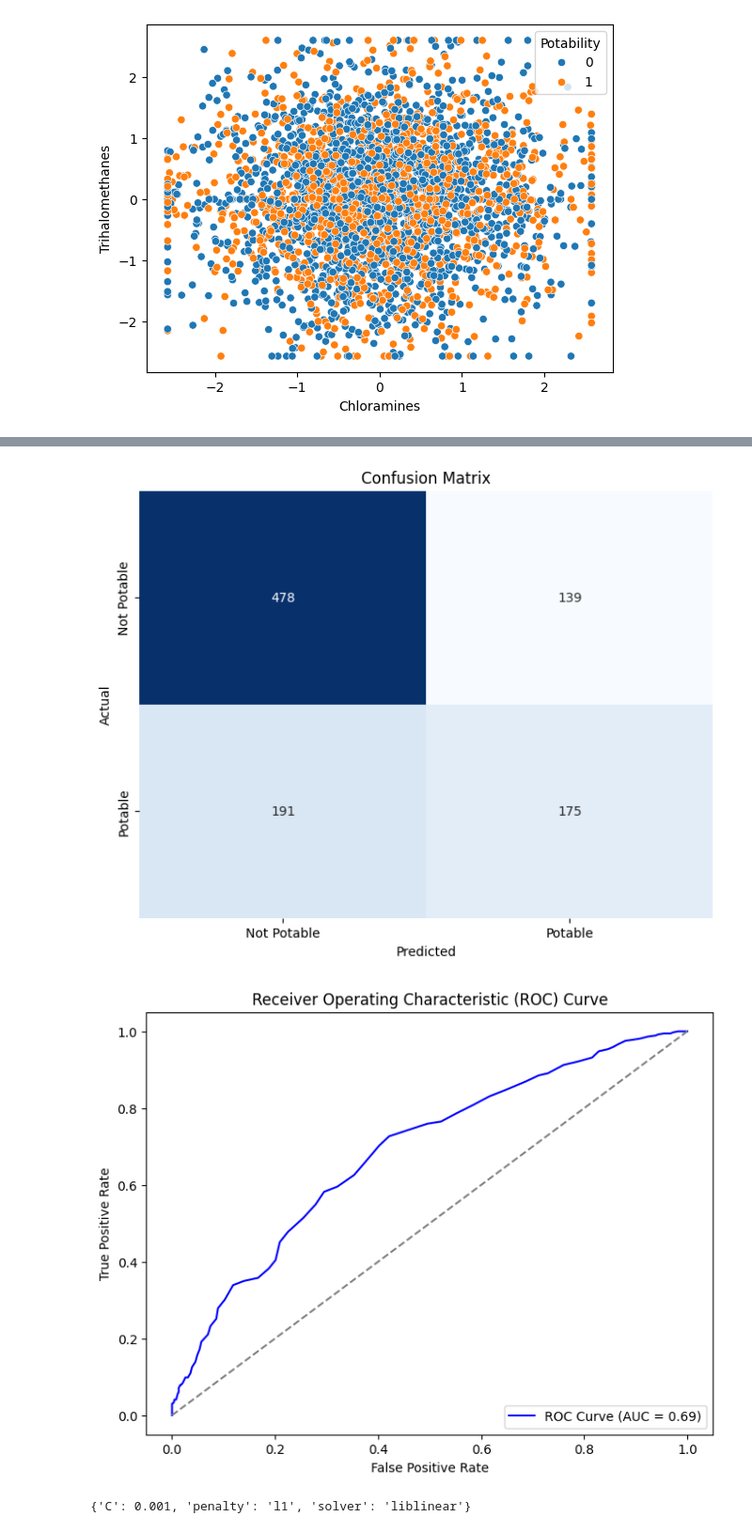
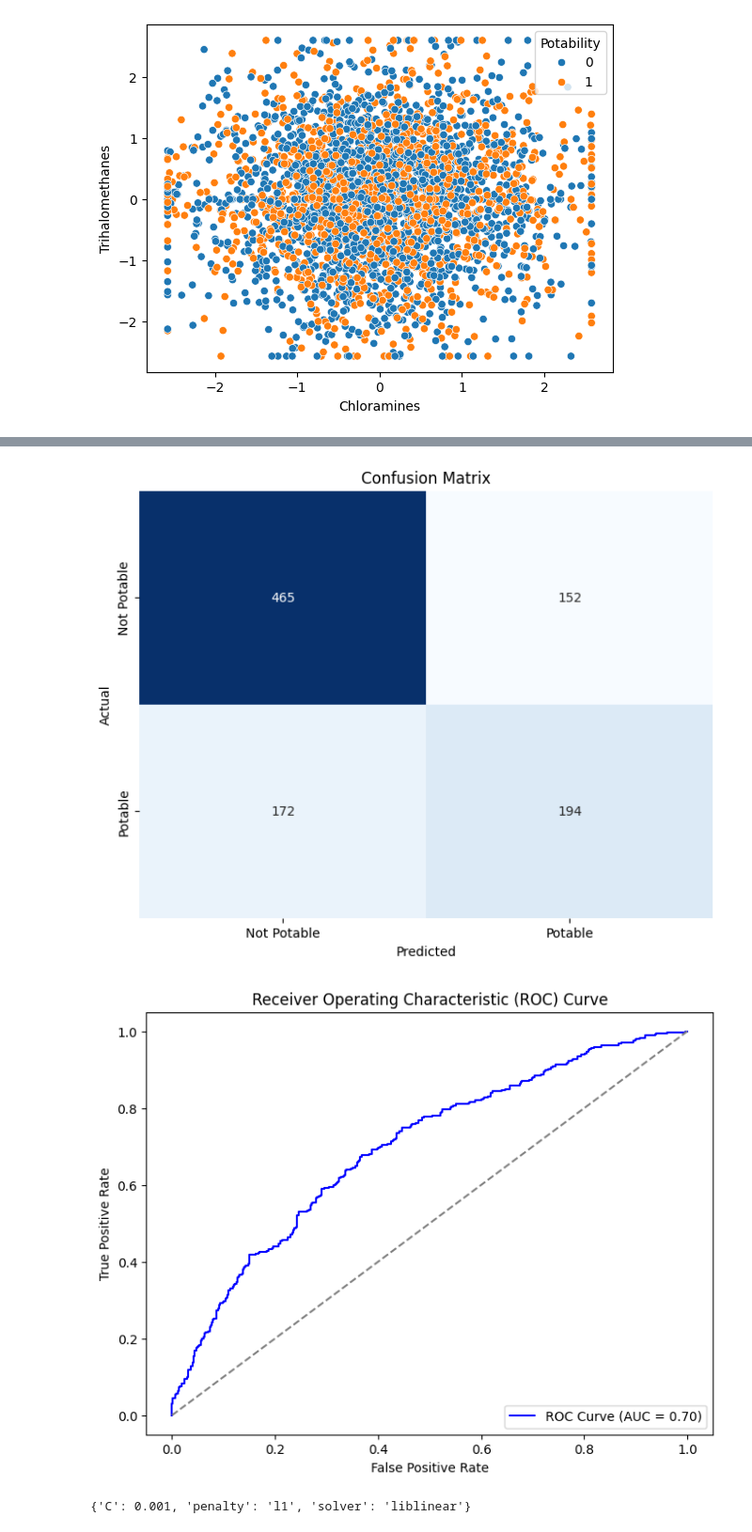
Before and after one commit to MuhammedMahmoud0/Water-Potabilty-Analysis, a Jupyter notebook: water_potability.ipynb, the cells around one changed output, grey strips where cells are left out. Shown at 94% size. Cells and saved outputs as stored; diff of their text form; code cells hidden in the pictures.

```diff
--- a/water_potability.ipynb
+++ b/water_potability.ipynb
@@ -276,7 +276,7 @@ feature_importances = pd.Series(rf.feature_importances_, index=x.columns).sort_v
 print("Feature Importances:")
 print(feature_importances)
 
-rf = RandomForestClassifier(class_weight='balanced', random_state=42)
+rf = RandomForestClassifier(class_weight='balanced', random_state=42,ccp_alpha=0.001)
 rf.fit(x_resampled, y_resampled)
 
 # Evaluate the model using cross-validation
@@ -336,2 +336,2 @@ ROC-AUC Score: 0.6877452152580351
 [figure]
-[figure, old version]
+[figure, new version]
```
Also changed, not shown: parts of 14 cells of this notebook.
